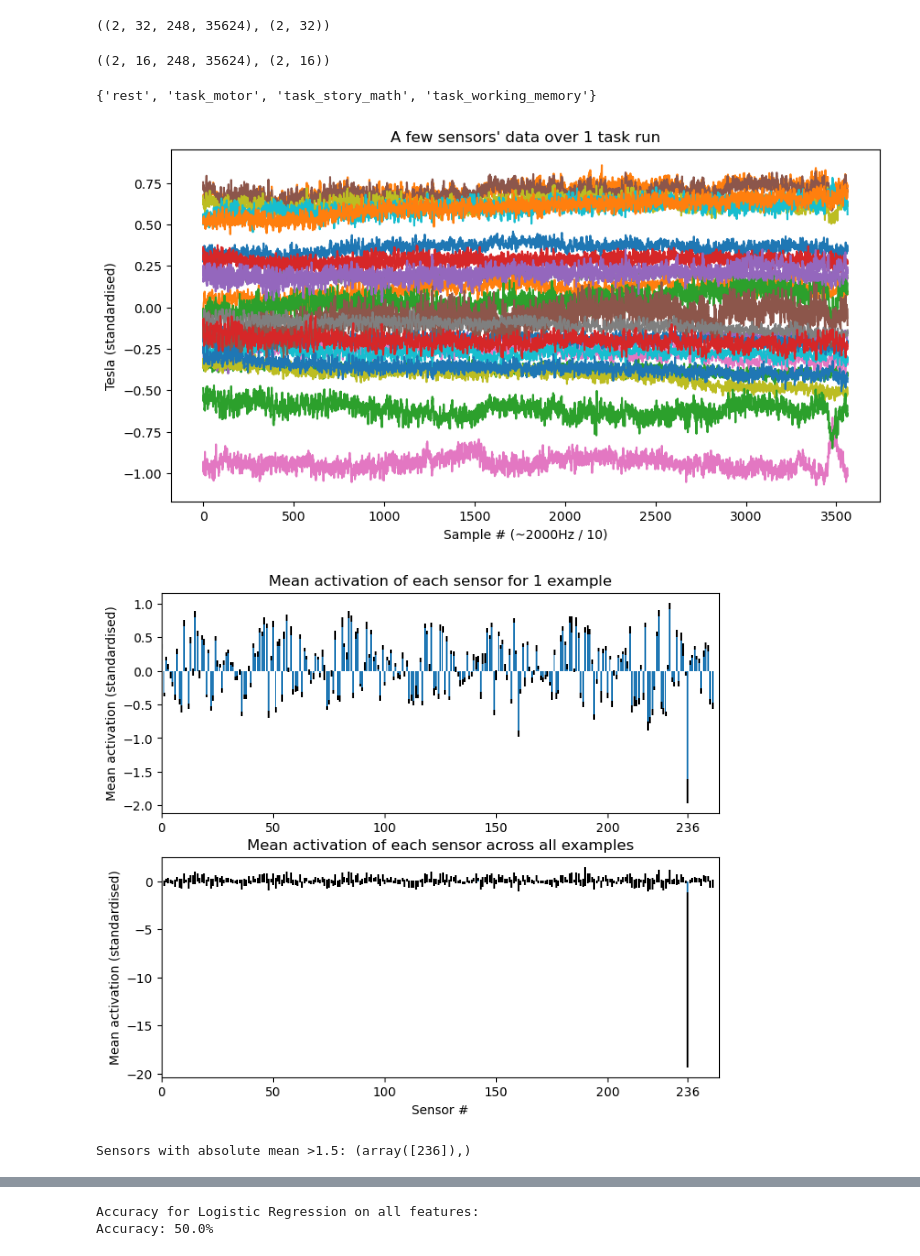
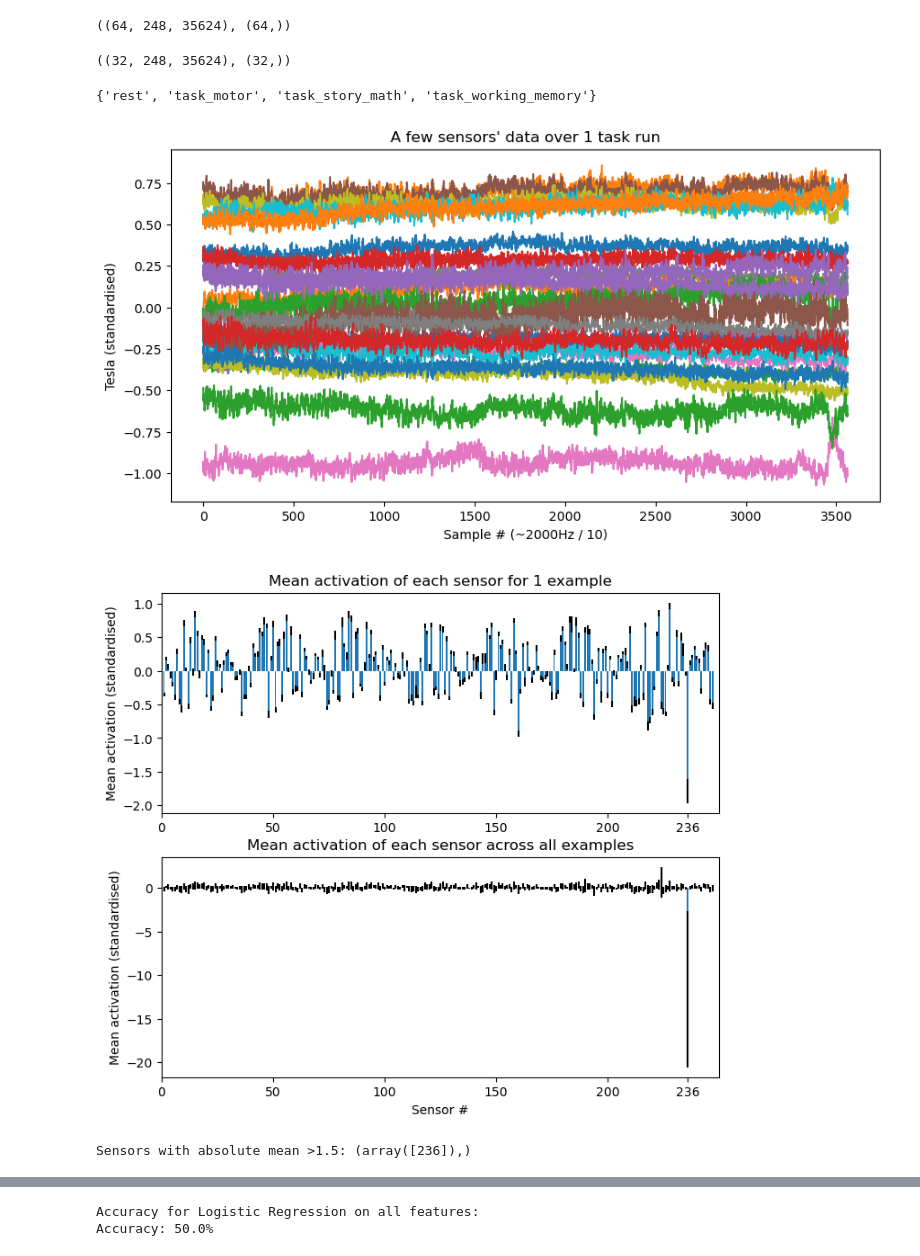
Before and after one commit to platelminto/magneto, a Jupyter notebook: giorgio_cross.ipynb, the cells around one changed output, grey strips where cells are left out. Cells and saved outputs as stored; diff of their text form; code cells hidden in the pictures.

```diff
--- a/giorgio_cross.ipynb
+++ b/giorgio_cross.ipynb
@@ -14,8 +11,8 @@ from sklearn.model_selection import KFold
 
 from util import get_data, plot_activations
 # %%
-train_cross_X, train_cross_y, test_cross_X, test_cross_y = get_data("cross", "val", split_participants=True)
+train_cross_X, train_cross_y, test_cross_X, test_cross_y = get_data("cross", "val")
 train_cross_X.shape, train_cross_y.shape
 # %% [output]
-((2, 32, 248, 35624), (2, 32))
+((64, 248, 35624), (64,))
 # %%
@@ -24,5 +21,5 @@ assert train_cross_y.shape == (2, 32), f"train_cross_y.shape: {train_cross_y.sha
 # %%
 test_cross_X.shape, test_cross_y.shape
 # %% [output]
-((2, 16, 248, 35624), (2, 16))
+((32, 248, 35624), (32,))
 # %%
@@ -59,8 +47,8 @@ downsample = 10
 _, ax = plt.subplots(figsize=(10, 5))
 
 # Plotting each dimension (sensor) separately
-for i in range(0, train_cross_X.shape[2], 10):  # Looping over the first two dimensions
-    ax.plot(train_cross_X[0, 0, i, ::downsample], label=f"Sensor {i+1}")
+for i in range(0, train_cross_X.shape[1], 10):  # Looping over the first two dimensions
+    ax.plot(train_cross_X[0, i, ::downsample], label=f"Sensor {i+1}")
 
 # Setting labels and title
 ax.set_xlabel(f"Sample # (~2000Hz / {downsample})")
@@ -70,10 +58,10 @@ ax.set_title("A few sensors' data over 1 task run")
 # Display the plot
 plt.show()
 # %% [output]
-[figure, old version]
+[figure, new version]
 # %%
-plot_activations(train_cross_X[0])
+plot_activations(train_cross_X)
 # %% [output]
-[figure, old version]
+[figure, new version]
 Sensors with absolute mean >1.5: (array([236]),)
 # %%
```
Also changed, not shown: parts of 44 cells of this notebook.
